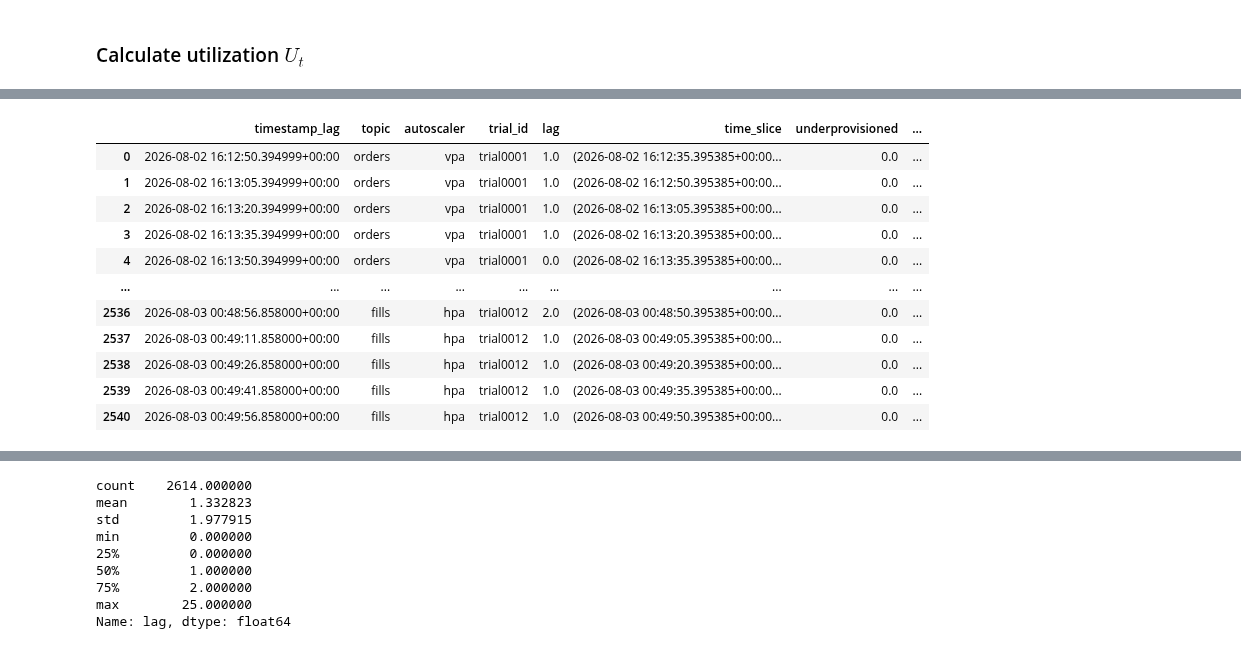
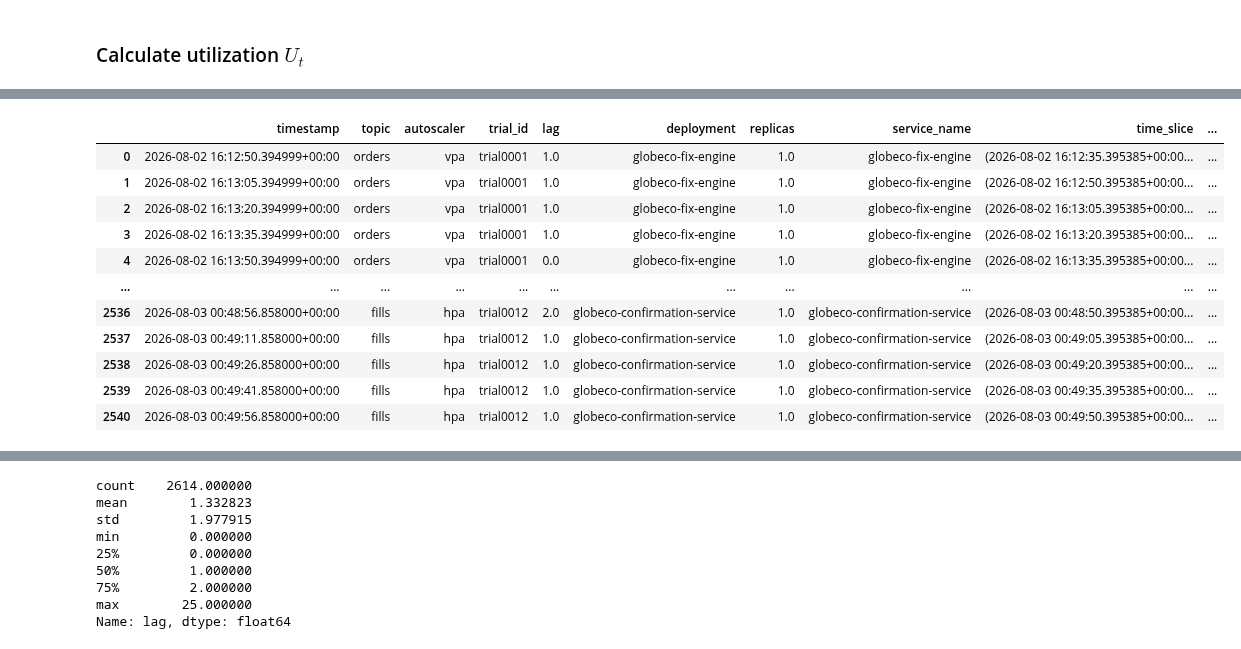
Before and after one commit to kasbench/kasbench-analysis, a Jupyter notebook: src/download_and_preprocess.ipynb, the cells around one changed output, grey strips where cells are left out. Cells and saved outputs as stored; diff of their text form; code cells hidden in the pictures.

Commit message:
finished metrics

```diff
--- a/src/download_and_preprocess.ipynb
+++ b/src/download_and_preprocess.ipynb
@@ -868,7 +880,10 @@ async_utilization
 # %%
 L_MAX = 5  # Maximum tolerable lag
-L_TARGET = 5
+L_TARGET = 5 # Target tolerable lag
 N_MIN = 0  # Minimum replicas
+U_TARGET = 0.5  # Target utilization
+GAMMA = 0.50
+OMEGA = 0.50
 
 metric = "kafka_consumer_group_lag_sum_ratio"
 column_label = "lag"
@@ -893,11 +892,29 @@ lag_df_original
+# %%
+n_df_original = get_merged_range_metric_df(files, RUN, s3_bucket, "kube_deployment_status_replicas-deployment", "replicas")
 # %%
 print(f"minimum timestamp = {earliest_start_time}")
 print(f"maximum timestamp = {latest_end_time}")
 
 lag_df = lag_df_original.copy()
+n_df = n_df_original.copy()
+
 
 # Filter columns
-lag_df = lag_df[['timestamp', 'topic', 'autoscaler','trial_id', 'lag',]]
+lag_df = lag_df[['timestamp', 'topic', 'autoscaler','trial_id', 'lag']]
+print(f"Original length of lag_df: {len(lag_df)}")
+# Add column "deployment" to lag_df
+lag_df["deployment"] = np.where(lag_df.topic == "orders", "globeco-fix-engine", "globeco-confirmation-service")
+n_df = n_df[['timestamp', 'autoscaler','trial_id', 'replicas', 'deployment']]
+# Merge lag and n dataframes
+lag_df = lag_df.merge(n_df, on=["timestamp", "autoscaler", "trial_id", "deployment"], suffixes=["_lag", "_n"])
+# Print length of lag_df after the merge with n_df
+print(f"Length of lag_df after merging with n_df: {len(lag_df)}")
+# Convert timestamp to UTC
+lag_df["timestamp"] = pd.to_datetime(lag_df["timestamp"], unit="s", utc=True).astype('datetime64[us, UTC]')
+# Mege lag_df and utilization on timestamp autoscaler, trial_id, and topic
+lag_df = lag_df.merge(async_utilization, on=["timestamp", "autoscaler", "trial_id", "topic"], suffixes=["_lag", "_utilization"])
+# Print the length of lag_df after merging with utilization: {len(lag_df)}")
+print(f"Length of lag_df after merging with utilization: {len(lag_df)}")
 
 # Calculate interval_range from the ealiest to latest start time
 time_slice_index = pd.interval_range(
@@ -907,8 +924,6 @@ time_slice_index = pd.interval_range(
     name="time_slice",
 )
 
-# Convert timestamp to UTC
-lag_df["timestamp"] = pd.to_datetime(lag_df["timestamp"], unit="s", utc=True).astype('datetime64[us, UTC]')
 
 # Assign each row to a time slice based on start_time
 lag_df["time_slice"] = pd.cut(
@@ -918,12 +933,35 @@ lag_df["time_slice"] = pd.cut(
     labels=time_slice_index[:],
 )
 
-# Add underprovisioned column
-lag_df["underprovisioned"] = (lag_df.lag - L_MAX).clip(lower=0)/L_MAX
+# Add "theta_a_u" column
+lag_df["theta_a_u"] = (lag_df.lag - L_MAX).clip(lower=0)/L_MAX
 
-# join utilization on time_slice
-lag_df = lag_df.merge(async_utilization, on=["time_slice", "autoscaler", "trial_id", "topic"], suffixes=["_lag", "_utilization"])
+# Add "tau_a_u" time-slice column
+lag_df["tau_a_u"] = np.where(lag_df.lag > L_MAX, 1, 0)
 
+# Add overprovisioned time-slice column
+lag_df["overprovisioned_ts"] = np.where(lag_df.lag == 0, 1, 0)
+
+# Add "lag_at_or_below_target" column (ones)
+lag_df["lag_at_or_below_target"] = np.where(lag_df.lag <= L_TARGET, 1, 0)
+
+# Add "replicas_above_minimum" column (ones)
+lag_df["replicas_above_minimum"] = np.where(lag_df.replicas > N_MIN, 1, 0)
+
+# Add "overprovisioned_ratio" column
+lag_df["overprovisioned_ratio"] = np.maximum(U_TARGET - lag_df.u_t, 0)/U_TARGET
+
+# Add "theta_a_o" column
+lag_df["theta_a_o"] = lag_df["overprovisioned_ratio"] * lag_df["lag_at_or_below_target"] * lag_df["replicas_above_minimum"]
+
+# Add "underutilization" column (ones)
+lag_df["underutilization"] = np.where(lag_df.u_t < U_TARGET, 1, 0)
+
+# Add "lag_under_target" column (ones
+lag_df["lag_under_target"] = np.where(lag_df.lag <= L_TARGET, 1, 0)
+
+# Add "tau_a_o" column
+lag_df["tau_a_o"] = lag_df["overprovisioned_ts"] * lag_df["lag_at_or_below_target"] * lag_df["replicas_above_minimum"]
 
 
 
@@ -935,12 +976,12 @@ maximum timestamp = 2026-08-03 00:50:06.124000+00:00
-|  | timestamp_lag | topic | autoscaler | trial_id | lag | time_slice | underprovisioned | ... |
-| 0 | 2026-08-02 16:12:50.394999+00:00 | orders | vpa | trial0001 | 1.0 | (2026-08-02 16:12:35.395385+00:00... | 0.0 | ... |
-| 1 | 2026-08-02 16:13:05.394999+00:00 | orders | vpa | trial0001 | 1.0 | (2026-08-02 16:12:50.395385+00:00... | 0.0 | ... |
-| 2 | 2026-08-02 16:13:20.394999+00:00 | orders | vpa | trial0001 | 1.0 | (2026-08-02 16:13:05.395385+00:00... | 0.0 | ... |
-| 3 | 2026-08-02 16:13:35.394999+00:00 | orders | vpa | trial0001 | 1.0 | (2026-08-02 16:13:20.395385+00:00... | 0.0 | ... |
-| 4 | 2026-08-02 16:13:50.394999+00:00 | orders | vpa | trial0001 | 0.0 | (2026-08-02 16:13:35.395385+00:00... | 0.0 | ... |
-| ... | ... | ... | ... | ... | ... | ... | ... | ... |
-| 2536 | 2026-08-03 00:48:56.858000+00:00 | fills | hpa | trial0012 | 2.0 | (2026-08-03 00:48:50.395385+00:00... | 0.0 | ... |
-| 2537 | 2026-08-03 00:49:11.858000+00:00 | fills | hpa | trial0012 | 1.0 | (2026-08-03 00:49:05.395385+00:00... | 0.0 | ... |
-| 2538 | 2026-08-03 00:49:26.858000+00:00 | fills | hpa | trial0012 | 1.0 | (2026-08-03 00:49:20.395385+00:00... | 0.0 | ... |
-| 2539 | 2026-08-03 00:49:41.858000+00:00 | fills | hpa | trial0012 | 1.0 | (2026-08-03 00:49:35.395385+00:00... | 0.0 | ... |
-| 2540 | 2026-08-03 00:49:56.858000+00:00 | fills | hpa | trial0012 | 1.0 | (2026-08-03 00:49:50.395385+00:00... | 0.0 | ... |
+|  | timestamp | topic | autoscaler | trial_id | lag | deployment | replicas | service_name | time_slice | ... |
+| 0 | 2026-08-02 16:12:50.394999+00:00 | orders | vpa | trial0001 | 1.0 | globeco-fix-engine | 1.0 | globeco-fix-engine | (2026-08-02 16:12:35.395385+00:00... | ... |
+| 1 | 2026-08-02 16:13:05.394999+00:00 | orders | vpa | trial0001 | 1.0 | globeco-fix-engine | 1.0 | globeco-fix-engine | (2026-08-02 16:12:50.395385+00:00... | ... |
+| 2 | 2026-08-02 16:13:20.394999+00:00 | orders | vpa | trial0001 | 1.0 | globeco-fix-engine | 1.0 | globeco-fix-engine | (2026-08-02 16:13:05.395385+00:00... | ... |
+| 3 | 2026-08-02 16:13:35.394999+00:00 | orders | vpa | trial0001 | 1.0 | globeco-fix-engine | 1.0 | globeco-fix-engine | (2026-08-02 16:13:20.395385+00:00... | ... |
+| 4 | 2026-08-02 16:13:50.394999+00:00 | orders | vpa | trial0001 | 0.0 | globeco-fix-engine | 1.0 | globeco-fix-engine | (2026-08-02 16:13:35.395385+00:00... | ... |
+| ... | ... | ... | ... | ... | ... | ... | ... | ... | ... | ... |
+| 2536 | 2026-08-03 00:48:56.858000+00:00 | fills | hpa | trial0012 | 2.0 | globeco-confirmation-service | 1.0 | globeco-confirmation-service | (2026-08-03 00:48:50.395385+00:00... | ... |
+| 2537 | 2026-08-03 00:49:11.858000+00:00 | fills | hpa | trial0012 | 1.0 | globeco-confirmation-service | 1.0 | globeco-confirmation-service | (2026-08-03 00:49:05.395385+00:00... | ... |
+| 2538 | 2026-08-03 00:49:26.858000+00:00 | fills | hpa | trial0012 | 1.0 | globeco-confirmation-service | 1.0 | globeco-confirmation-service | (2026-08-03 00:49:20.395385+00:00... | ... |
+| 2539 | 2026-08-03 00:49:41.858000+00:00 | fills | hpa | trial0012 | 1.0 | globeco-confirmation-service | 1.0 | globeco-confirmation-service | (2026-08-03 00:49:35.395385+00:00... | ... |
+| 2540 | 2026-08-03 00:49:56.858000+00:00 | fills | hpa | trial0012 | 1.0 | globeco-confirmation-service | 1.0 | globeco-confirmation-service | (2026-08-03 00:49:50.395385+00:00... | ... |
```
Also changed, not shown: parts of 15 cells of this notebook, 1 other file.
